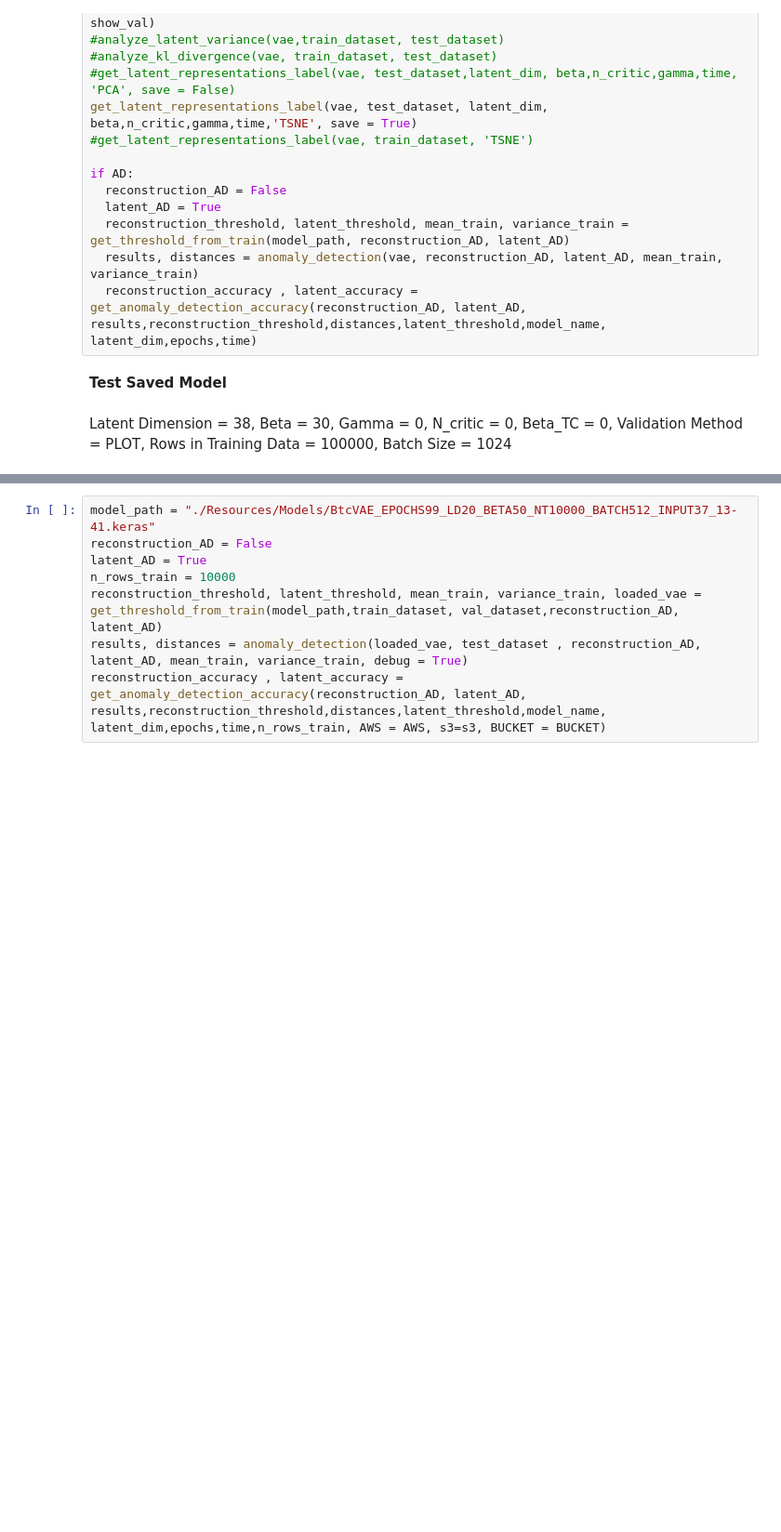
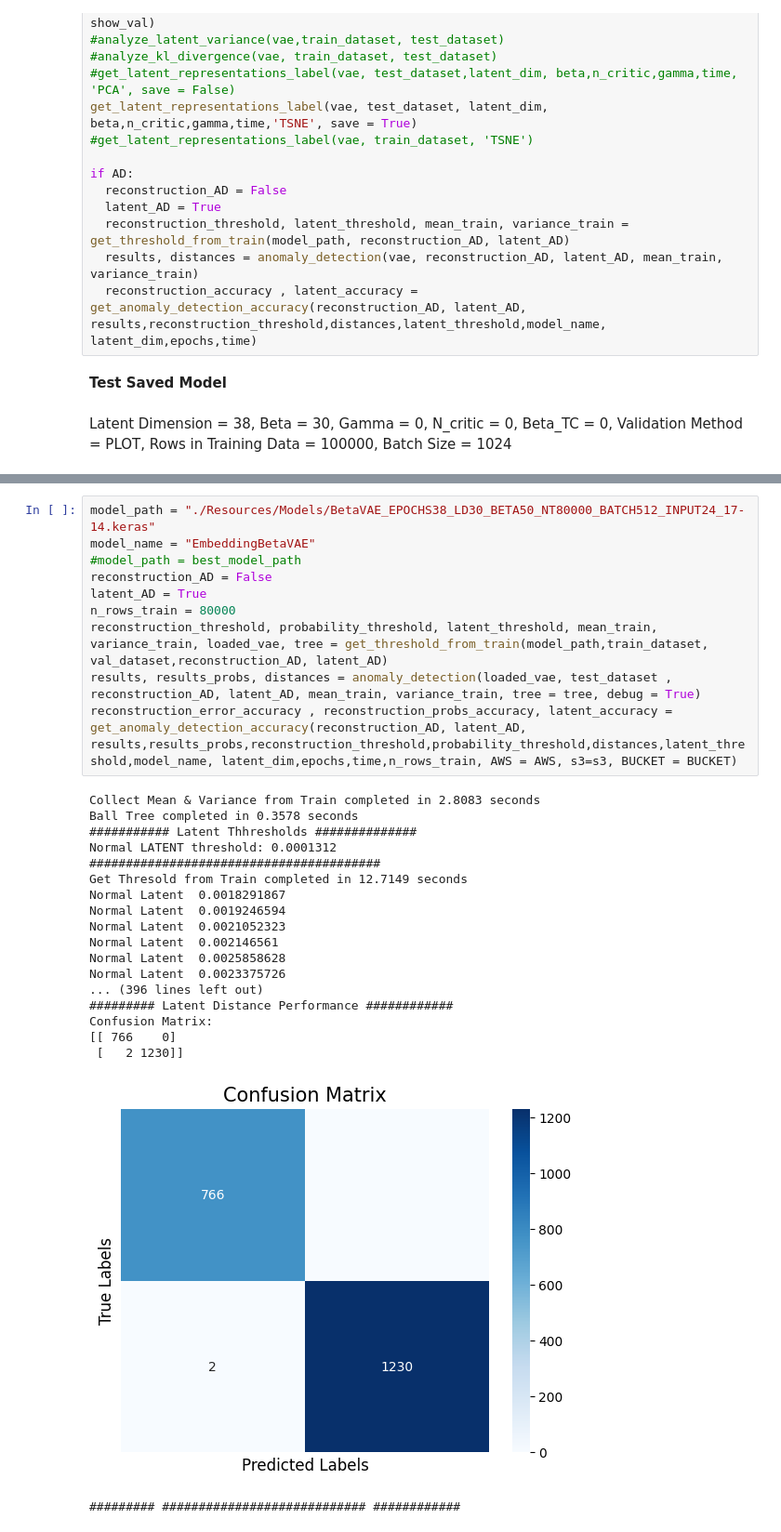
Before and after one commit to Samin765/Edge-Deployable-Unsupervised-IDS-for-CAN, a Jupyter notebook: VAE_multiple_samples_.ipynb, the cells around one changed output, grey strips where cells are left out. Shown at 93% size. Saved outputs shown, nothing was run; the diff lists cells and outputs as text; blank space fills up the shorter version.

```diff
--- a/VAE_multiple_samples_.ipynb
+++ b/VAE_multiple_samples_.ipynb
@@ -1684,8 +2012,30 @@ get_latent_representations_label(load_vae, test_dataset, latent_dim, beta,n_crit
 # %%
-model_path = "./Resources/Models/BtcVAE_EPOCHS99_LD20_BETA50_NT10000_BATCH512_INPUT37_13-41.keras"
+model_path = "./Resources/Models/BetaVAE_EPOCHS38_LD30_BETA50_NT80000_BATCH512_INPUT24_17-14.keras"
+model_name = "EmbeddingBetaVAE"
+#model_path = best_model_path
 reconstruction_AD = False
 latent_AD = True
-n_rows_train = 10000
-reconstruction_threshold, latent_threshold, mean_train, variance_train, loaded_vae = get_threshold_from_train(model_path,train_dataset, val_dataset,reconstruction_AD, latent_AD)
-results, distances = anomaly_detection(loaded_vae, test_dataset , reconstruction_AD, latent_AD, mean_train, variance_train, debug = True)
-reconstruction_accuracy , latent_accuracy = get_anomaly_detection_accuracy(reconstruction_AD, latent_AD, results,reconstruction_threshold,distances,latent_threshold,model_name, latent_dim,epochs,time,n_rows_train, AWS = AWS, s3=s3, BUCKET = BUCKET)
+n_rows_train = 80000
+reconstruction_threshold, probability_threshold, latent_threshold, mean_train, variance_train, loaded_vae, tree = get_threshold_from_train(model_path,train_dataset, val_dataset,reconstruction_AD, latent_AD)
+results, results_probs, distances = anomaly_detection(loaded_vae, test_dataset , reconstruction_AD, latent_AD, mean_train, variance_train, tree = tree, debug = True)
+reconstruction_error_accuracy , reconstruction_probs_accuracy, latent_accuracy = get_anomaly_detection_accuracy(reconstruction_AD, latent_AD, results,results_probs,reconstruction_threshold,probability_threshold,distances,latent_threshold,model_name, latent_dim,epochs,time,n_rows_train, AWS = AWS, s3=s3, BUCKET = BUCKET)
+# %% [output]
+Collect Mean & Variance from Train completed in 2.8083 seconds
+Ball Tree completed in 0.3578 seconds
+########### Latent Thhresholds ##############
+Normal LATENT threshold: 0.0001312
+########################################
+Get Thresold from Train completed in 12.7149 seconds
+Normal Latent  0.0018291867
+Normal Latent  0.0019246594
+Normal Latent  0.0021052323
+Normal Latent  0.002146561
+Normal Latent  0.0025858628
+Normal Latent  0.0023375726
+... (396 lines left out)
+######### Latent Distance Performance ############
+Confusion Matrix:
+[[ 766    0]
+ [   2 1230]]
+[figure, added]
+######### ############################ ############
```
Also changed, not shown: parts of 19 cells of this notebook, 6 other files.
